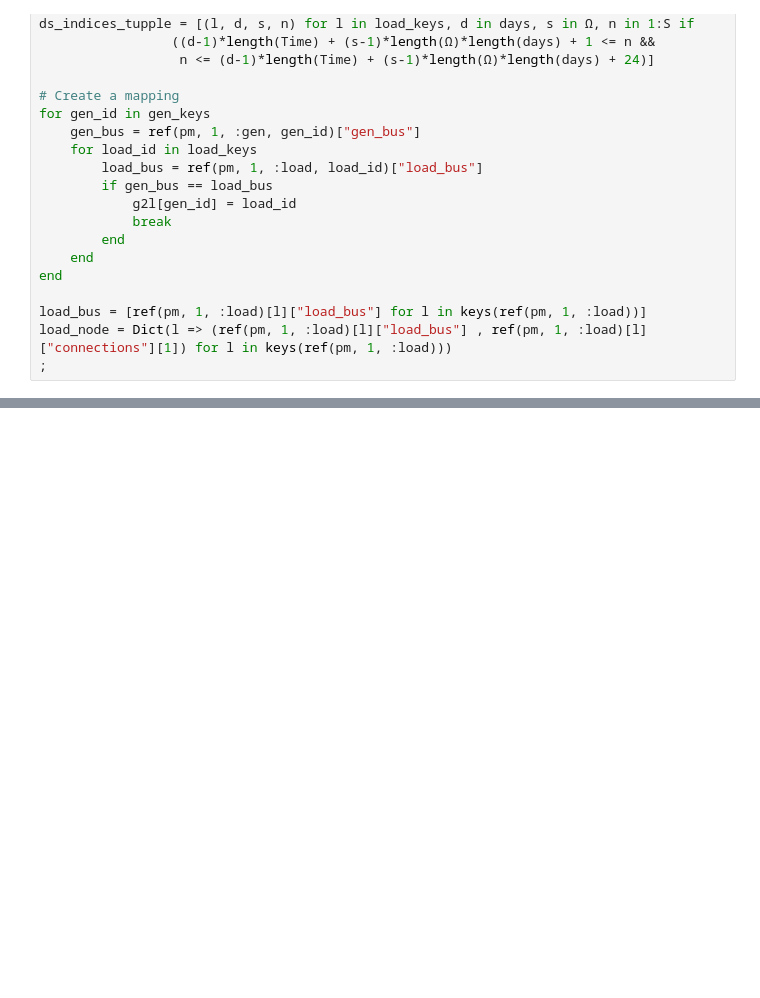
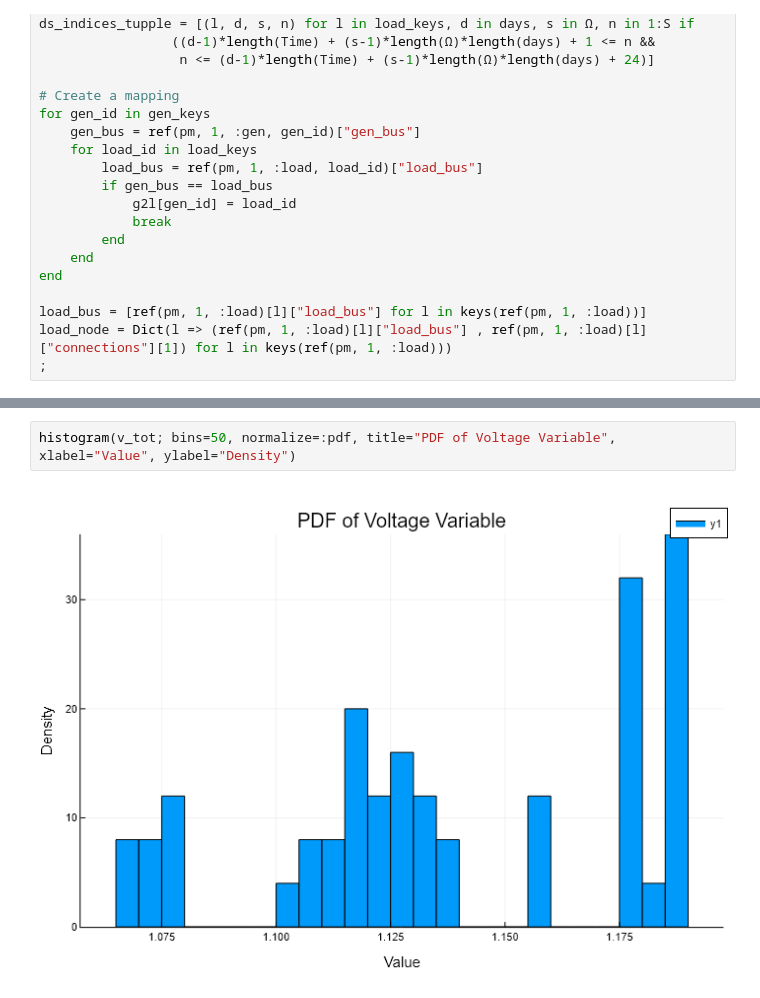
Before and after one commit to A1iJalilian/Risk-based-Fast-Hosting-Capacity-Analysis, a Jupyter notebook: large_feeder.ipynb, the cells around one changed output, grey strips where cells are left out. Cells and saved outputs as stored; diff of their text form; blank space fills up the shorter version.

```diff
--- a/large_feeder.ipynb
+++ b/large_feeder.ipynb
@@ -192,0 +231,4 @@ MathOptInterface.ResultIndexBoundsError{MathOptInterface.VariablePrimal}: Result
+# %%
+histogram(v_tot; bins=50, normalize=:pdf, title="PDF of Voltage Variable", xlabel="Value", ylabel="Density")
+# %% [output]
+[figure, added]
```
Also changed, not shown: parts of 12 cells of this notebook, 17 other files.
